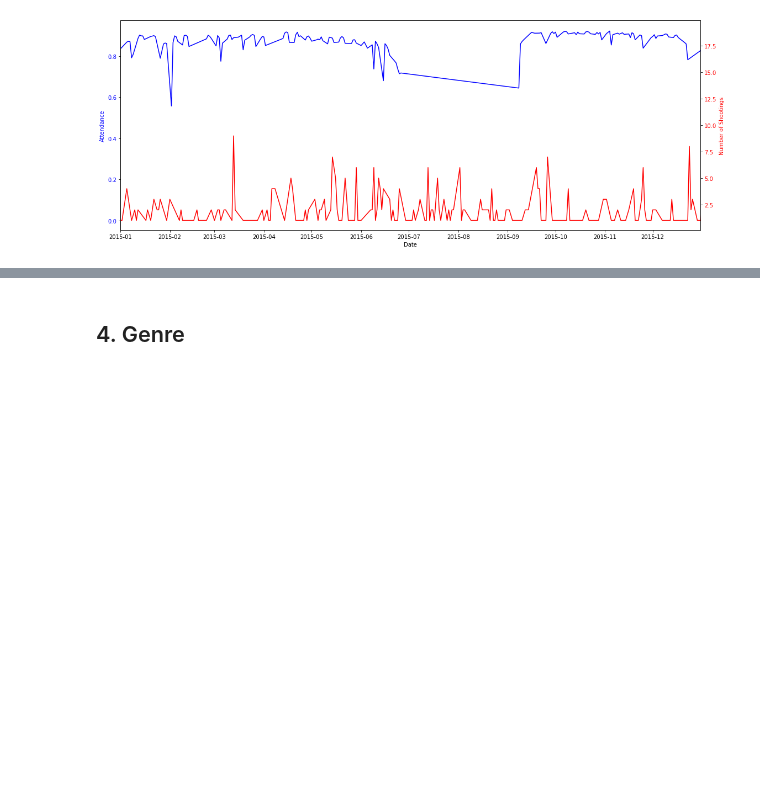
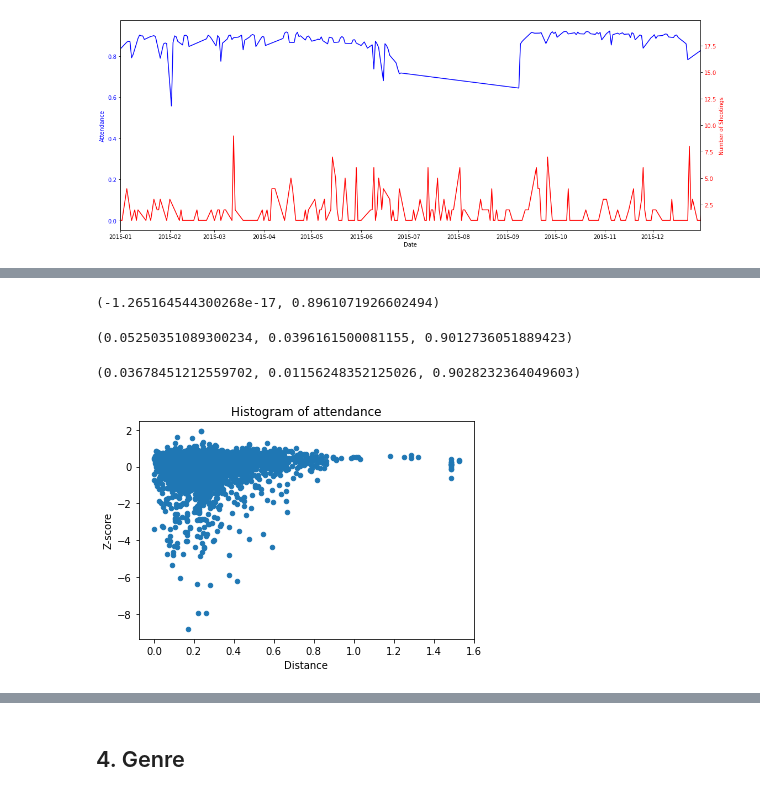
Before and after one commit to pauloog/SocialData, a Jupyter notebook: Final Project/Exploratory Data Analysis.ipynb, the cells around one changed output, grey strips where cells are left out. Drawn from its saved outputs; the diff is of its cells as text; code cells hidden in the pictures; blank space fills up the shorter version.

```diff
--- a/Final Project/Exploratory Data Analysis.ipynb
+++ b/Final Project/Exploratory Data Analysis.ipynb
@@ -827,0 +875,3 @@ plt.show()
+# %%
+# Create a copy of the original df
+shootings_df=df_shooting.copy()
@@ -827,0 +902,4 @@ plt.show()
+# %%
+shootings_df=shootings_df[['incident_key','latitude','longitude','date','shooting_in_public']]
+shootings_df['latitude']=shootings_df['latitude'].astype(float)
+shootings_df['longitude']=shootings_df['longitude'].astype(float)
@@ -827,0 +922,25 @@ plt.show()
+# %%
+school_df_aux=school_df.drop_duplicates(subset='school')
+shootings_df.dropna(subset=['latitude','longitude'],inplace=True)
+school_df_aux.dropna(subset=['latitude','longitude'],inplace=True)
+# create pairwise distance matrix
+distances = cdist(shootings_df[['latitude', 'longitude']], school_df_aux[['latitude', 'longitude']])
+
+# find index of minimum distance for each row in df1
+min_idx = np.argmin(distances, axis=1)
+min_dist = np.min(distances, axis=1)
+
+min_dist_km = [geodesic((shootings_df.iloc[i]['latitude'], shootings_df.iloc[i]['longitude']), (school_df_aux.iloc[min_idx[i]]['latitude'], school_df_aux.iloc[min_idx[i]]['longitude'])).km for i in range(len(shootings_df))]
+
+# add nearest id to df1
+shootings_df['nearest_id'] = school_df_aux.iloc[min_idx]['school'].values
+shootings_df['distance']=min_dist_km
+shootings_df = shootings_df.merge(school_df[['school', 'date', 'z_score','attendance','released']], left_on=['nearest_id', 'date'], right_on=['school', 'date']).drop(['school'], axis=1)
+
+from datetime import timedelta
+shootings_df['occur_date_plus1']=shootings_df['date']+ BDay(1)
+shootings_df = shootings_df.merge(school_df[['school', 'date','z_score','attendance','released']], left_on=['nearest_id', 'occur_date_plus1'], right_on=['school', 'date'],suffixes=(None,'_nextday'))#.drop(['school','date'], axis=1)
+
+shootings_df.drop_duplicates(inplace=True)
+
+shootings_df
@@ -827,0 +961,24 @@ plt.show()
+# %%
+school_df.z_score.mean(),school_df.attendance.mean()
+# %% [output]
+(-1.265164544300268e-17, 0.8961071926602494)
+# %%
+shootings_df.z_score.mean(),shootings_df.z_score_nextday.mean(),shootings_df.attendance.mean()
+# %% [output]
+(0.05250351089300234, 0.0396161500081155, 0.9012736051889423)
+# %%
+shootings_df[shootings_df.shooting_in_public==True].z_score.mean(),shootings_df[shootings_df.shooting_in_public==True].z_score_nextday.mean(),shootings_df[shootings_df.shooting_in_public==True].attendance.mean()
+# %% [output]
+(0.03678451212559702, 0.01156248352125026, 0.9028232364049603)
+# %%
+# create a scatter plot of distance vs z_score
+shootings_df.plot(kind='scatter', x='distance', y='z_score')
+
+# set the x and y axis labels
+plt.xlabel('Distance')
+plt.ylabel('Z-score')
+plt.title('Histogram of attendance')
+# display the plot
+plt.show()
+# %% [output]
+[figure, added]
```
Also changed, not shown: parts of 50 cells of this notebook, 1 other file.
